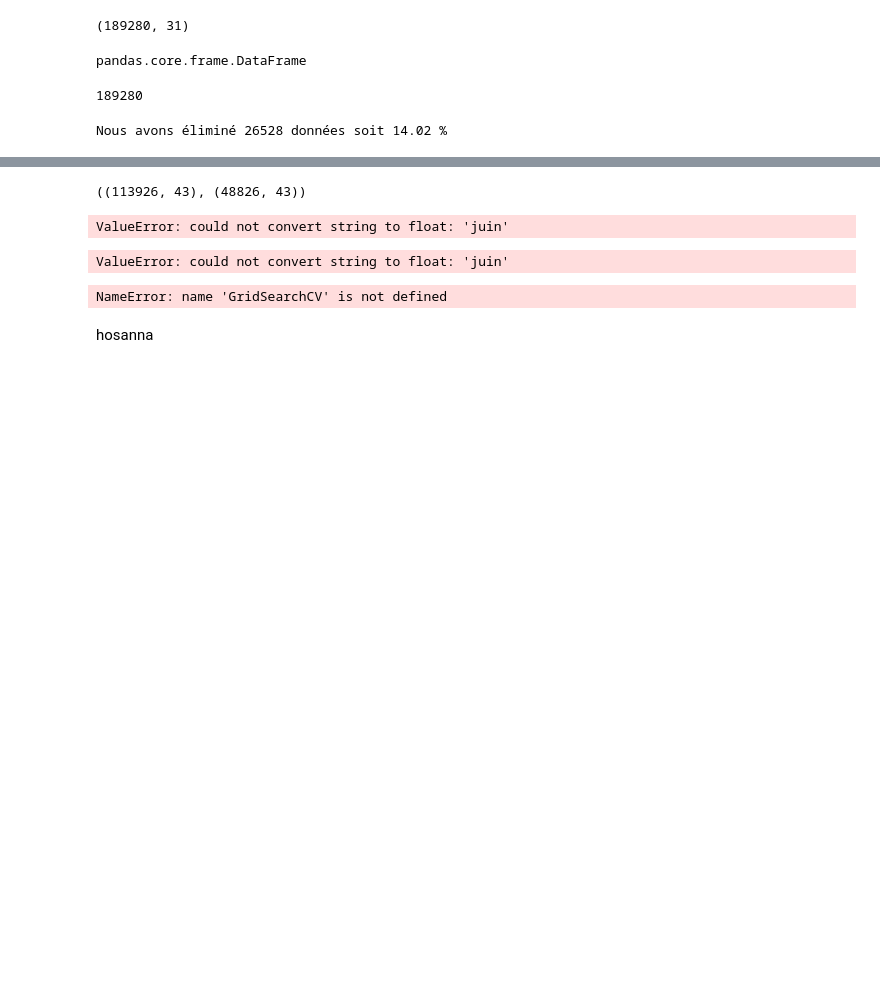
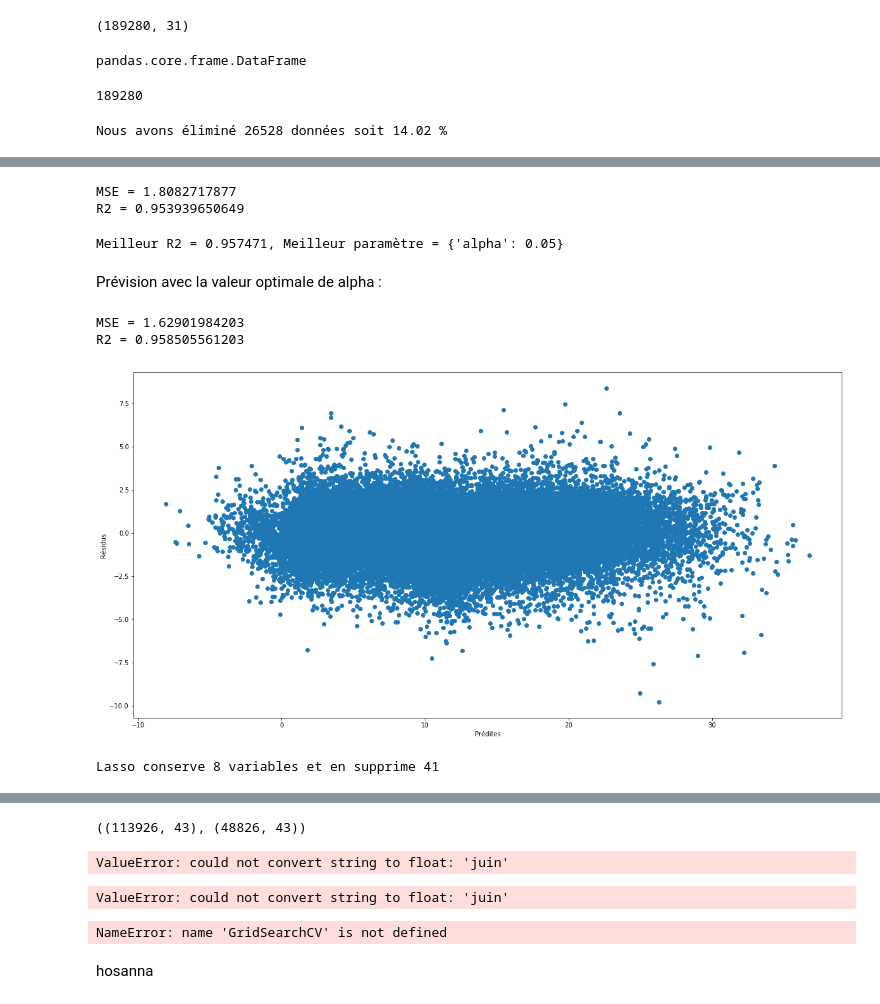
Before and after one commit to CangelosiQ/Defi, a Jupyter notebook: Data_Analysis_Python.ipynb, the cells around one changed output, grey strips where cells are left out. Drawn from its saved outputs; the diff is of its cells as text; code cells hidden in the pictures; blank space fills up the shorter version.

Commit message:
modele de regression lineaire avec Lasso

```diff
--- a/Data_Analysis_Python.ipynb
+++ b/Data_Analysis_Python.ipynb
@@ -109,4 +88,12 @@ Nous avons éliminé 26528 données soit 14.02 %
 ## remplacer les mois par des int
 df_dummies=pd.get_dummies(df_clean[['mois']])
 df_clean_c=pd.concat([df_clean,df_dummies],axis=1)
-df_clean_c=df_clean_c.drop('mois')
+df_clean_c=df_clean_c.drop(['mois'],axis=1)
+
+df_dummies=pd.get_dummies(df_clean_c[['insee']])
+df_clean_c=pd.concat([df_clean_c,df_dummies],axis=1)
+df_clean_c=df_clean_c.drop(['insee'],axis=1)
+
+df_dummies=pd.get_dummies(df_clean_c[['ddH10_rose4']])
+df_clean_c=pd.concat([df_clean_c,df_dummies],axis=1)
+df_clean_c=df_clean_c.drop(['ddH10_rose4'],axis=1)
@@ -116,5 +101,6 @@ TypeError: drop() missing 1 required positional argument: 'labels'
 from sklearn.model_selection import train_test_split
 Y=df_clean_c['tH2_obs']
 X=df_clean_c
-X.drop(['tH2_obs'])
+X=X.drop(['tH2_obs'],axis=1)
+X=X.drop(['date'],axis=1)
 X_train,X_test,Y_train,Y_test=train_test_split(X,Y,test_size=0.3,random_state=11)
@@ -120,0 +121,43 @@ X_train,X_test,Y_train,Y_test=train_test_split(X,Y,test_size=0.3,random_state=11
+# %%
+prev=reg.predict(X_test)
+print("MSE =",mean_squared_error(Y_test,prev))
+print("R2 =",r2_score(Y_test,prev))
+# %% [output]
+MSE = 1.8082717877
+R2 = 0.953939650649
+# %%
+# grille de valeurs du paramètre alpha à optimiser
+param=[{"alpha":[0.05,0.1,0.2,0.3,0.4,0.5,1]}]
+regLasso = GridSearchCV(linear_model.Lasso(), param,cv=5,n_jobs=-1)
+regLassOpt=regLasso.fit(X_train, Y_train)
+# paramètre optimal
+regLassOpt.best_params_["alpha"]
+print("Meilleur R2 = %f, Meilleur paramètre = %s" % (regLassOpt.best_score_,regLassOpt.best_params_))
+# %% [output]
+Meilleur R2 = 0.957471, Meilleur paramètre = {'alpha': 0.05}
+# %% [markdown]
+Prévision avec la valeur optimale de alpha :
+# %%
+prev=regLassOpt.predict(X_test)
+print("MSE =",mean_squared_error(prev,Y_test))
+print("R2 =",r2_score(Y_test,prev))
+# %% [output]
+MSE = 1.62901984203
+R2 = 0.958505561203
+# %%
+plt.figure(figsize=(20,10))
+plt.plot(prev,Y_test-prev,"o")
+plt.xlabel(u"Prédites")
+plt.ylabel(u"Résidus")
+plt.show()
+# %% [output]
+[figure, added]
+# %%
+regLasso=linear_model.Lasso(alpha=regLassOpt.best_params_['alpha'])
+model_lasso=regLasso.fit(X_train,Y_train)
+model_lasso.coef_
+coef = pd.Series(model.coef_, index = X_train.columns)
+print("Lasso conserve " + str(sum(coef != 0)) +
+      " variables et en supprime " +  str(sum(coef == 0)))
+# %% [output]
+Lasso conserve 8 variables et en supprime 41
```
Also changed, not shown: parts of 14 cells of this notebook.
